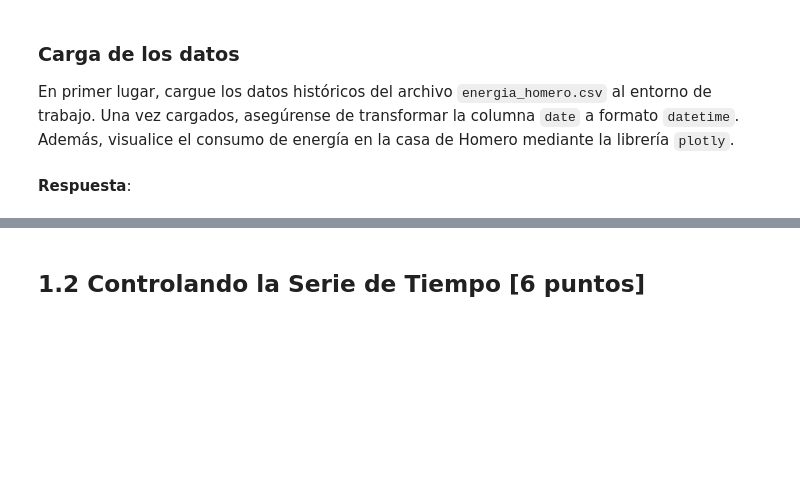
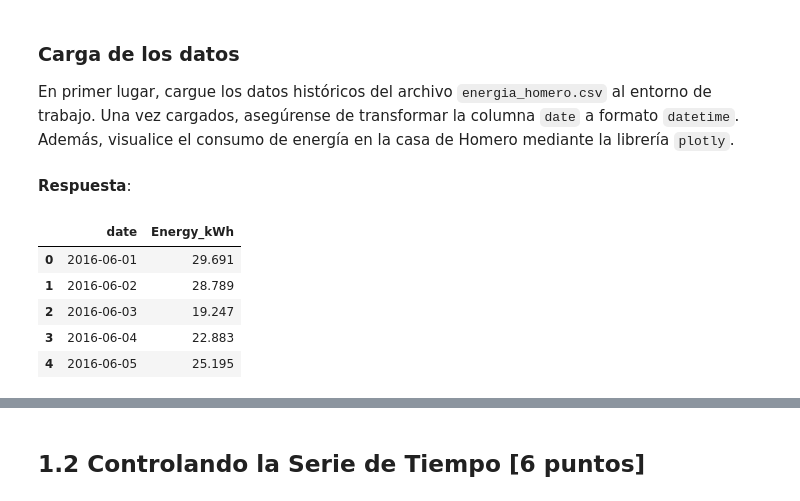
Before and after one commit to ElLuquitas/MDS7202-labs, a Jupyter notebook: lab8/Lab_8_Enunciado.ipynb, the cells around one changed output, grey strips where cells are left out. Saved outputs shown, nothing was run; the diff lists cells and outputs as text; code cells hidden in the pictures; blank space fills up the shorter version.

```diff
--- a/lab8/Lab_8_Enunciado.ipynb
+++ b/lab8/Lab_8_Enunciado.ipynb
@@ -111,0 +112,16 @@ En primer lugar, cargue los datos históricos del archivo `energia_homero.csv` a
+# %%
+df_homero = pd.read_csv('energia_homero.csv')
+display(df_homero.head())
+print(f'Cantidad de observaciones:{df_homero.shape[0]}')
+
+df_homero['date'] = pd.to_datetime(df_homero['date'])
+
+print(f'\nFecha mínima: {df_homero["date"].min()}')
+print(f'Fecha máxima: {df_homero["date"].max()}')
+# %% [output]
+|  | date | Energy_kWh |
+| 0 | 2016-06-01 | 29.691 |
+| 1 | 2016-06-02 | 28.789 |
+| 2 | 2016-06-03 | 19.247 |
+| 3 | 2016-06-04 | 22.883 |
+| 4 | 2016-06-05 | 25.195 |
```
Also changed, not shown: parts of 25 cells of this notebook.
